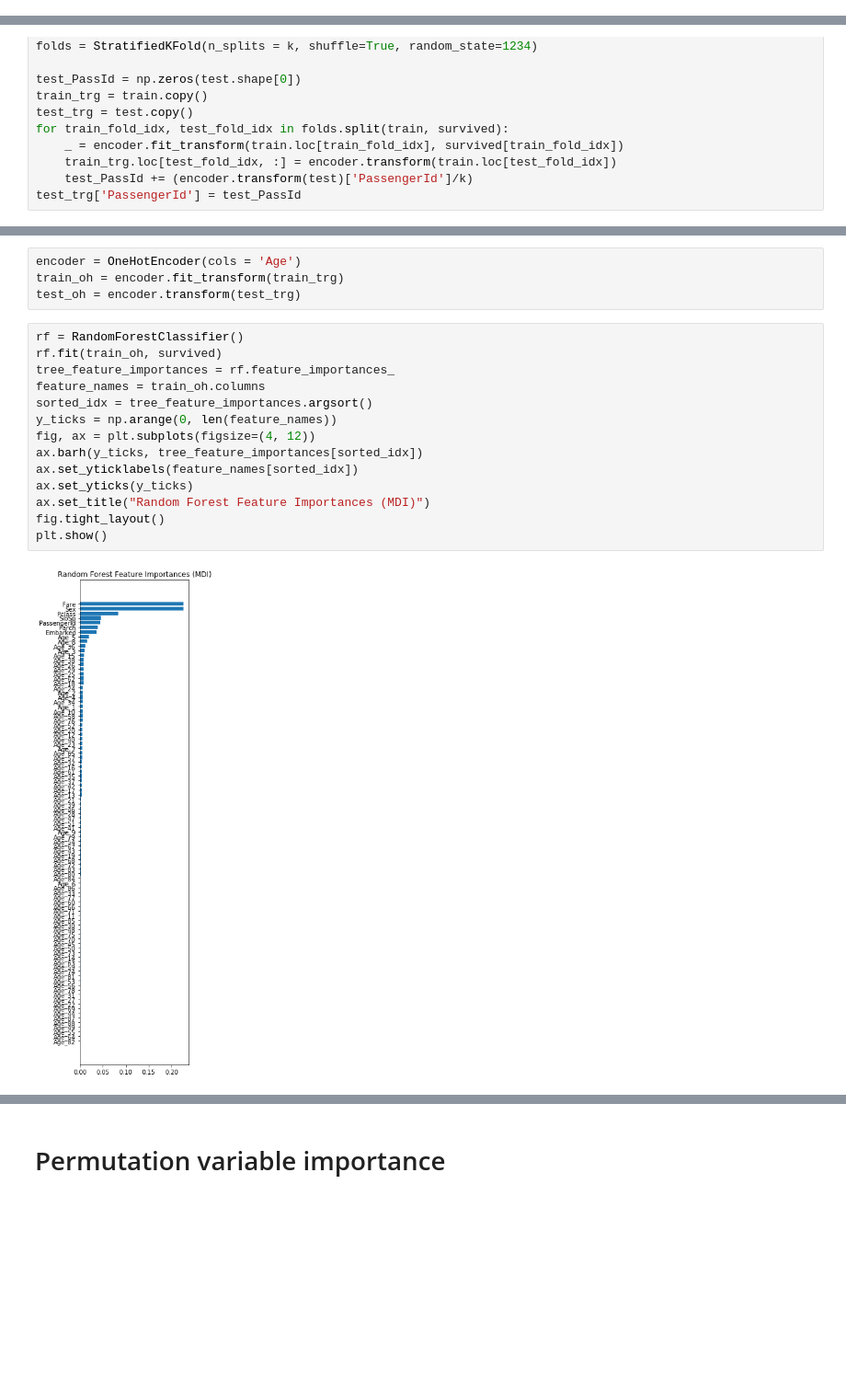
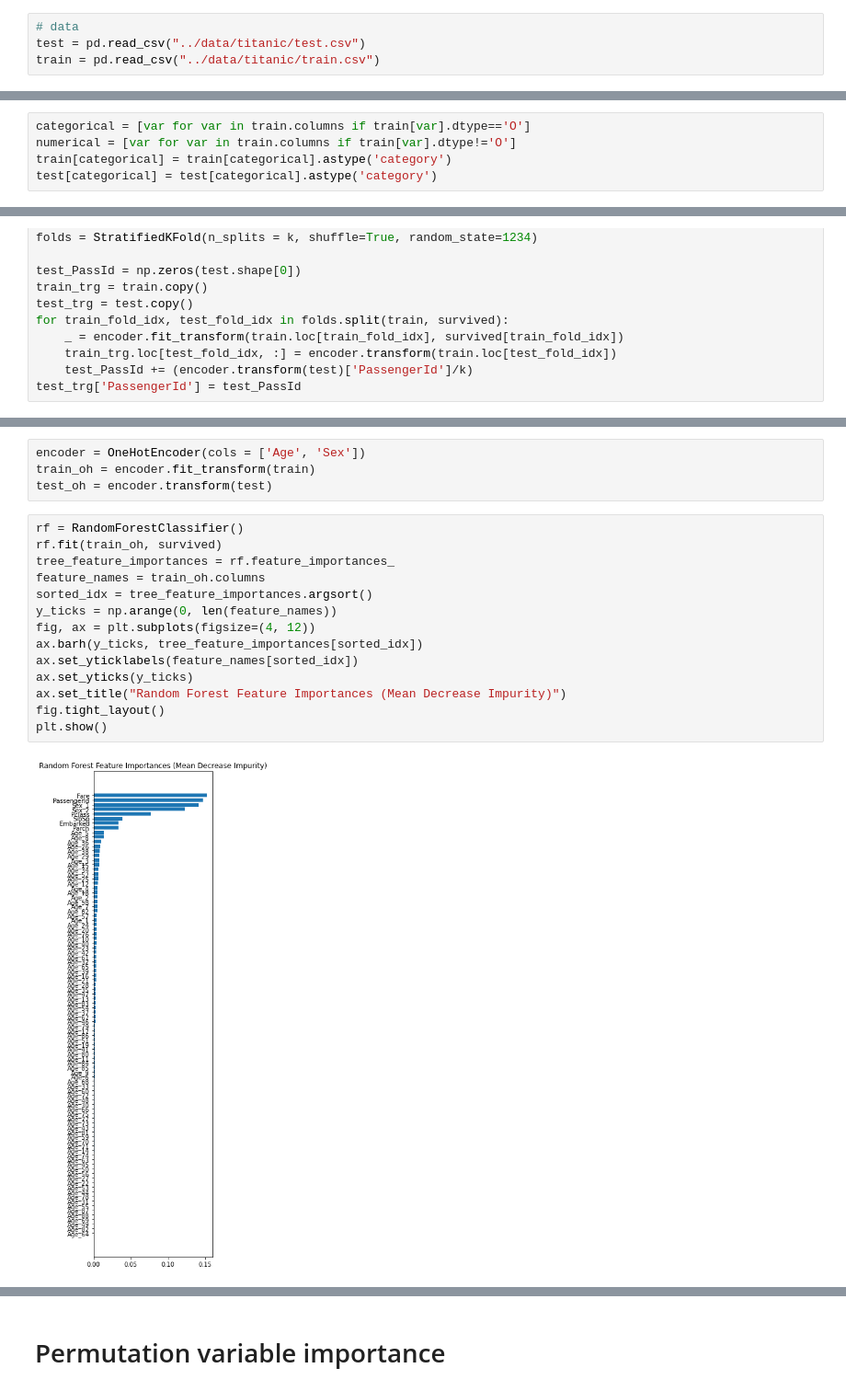
Before and after one commit to nitram-bot/fhnw_lecture, a Jupyter notebook: notebooks/variable_importance.ipynb, the cells around one changed output, grey strips where cells are left out. Shown at 92% size. Cells and saved outputs as stored; diff of their text form; blank space fills up the shorter version.

```diff
--- a/notebooks/variable_importance.ipynb
+++ b/notebooks/variable_importance.ipynb
@@ -26,3 +43,7 @@ train = pd.read_csv("titanic/train.csv")
+# %%
+# data
+test = pd.read_csv("../data/titanic/test.csv")
+train = pd.read_csv("../data/titanic/train.csv")
 # %%
 total = train.isnull().sum().sort_values(ascending=False)
 display(train.shape, test.shape)
@@ -87,0 +120,5 @@ for dataset in data:
+# %%
+categorical = [var for var in train.columns if train[var].dtype=='O']
+numerical = [var for var in train.columns if train[var].dtype!='O']
+train[categorical] = train[categorical].astype('category')
+test[categorical] = test[categorical].astype('category')
@@ -158,20 +213,20 @@ plt.show()
 # %%
-encoder = OneHotEncoder(cols = 'Age')
-train_oh = encoder.fit_transform(train_trg)
-test_oh = encoder.transform(test_trg)
+encoder = OneHotEncoder(cols = ['Age', 'Sex'])
+train_oh = encoder.fit_transform(train)
+test_oh = encoder.transform(test)
 # %%
 rf = RandomForestClassifier()
 rf.fit(train_oh, survived)
 tree_feature_importances = rf.feature_importances_
 feature_names = train_oh.columns
 sorted_idx = tree_feature_importances.argsort()
 y_ticks = np.arange(0, len(feature_names))
 fig, ax = plt.subplots(figsize=(4, 12))
 ax.barh(y_ticks, tree_feature_importances[sorted_idx])
 ax.set_yticklabels(feature_names[sorted_idx])
 ax.set_yticks(y_ticks)
-ax.set_title("Random Forest Feature Importances (MDI)")
+ax.set_title("Random Forest Feature Importances (Mean Decrease Impurity)")
 fig.tight_layout()
 plt.show()
 # %% [output]
-[figure, old version]
+[figure, new version]
```
Also changed, not shown: parts of 32 cells of this notebook, 1 other file.
